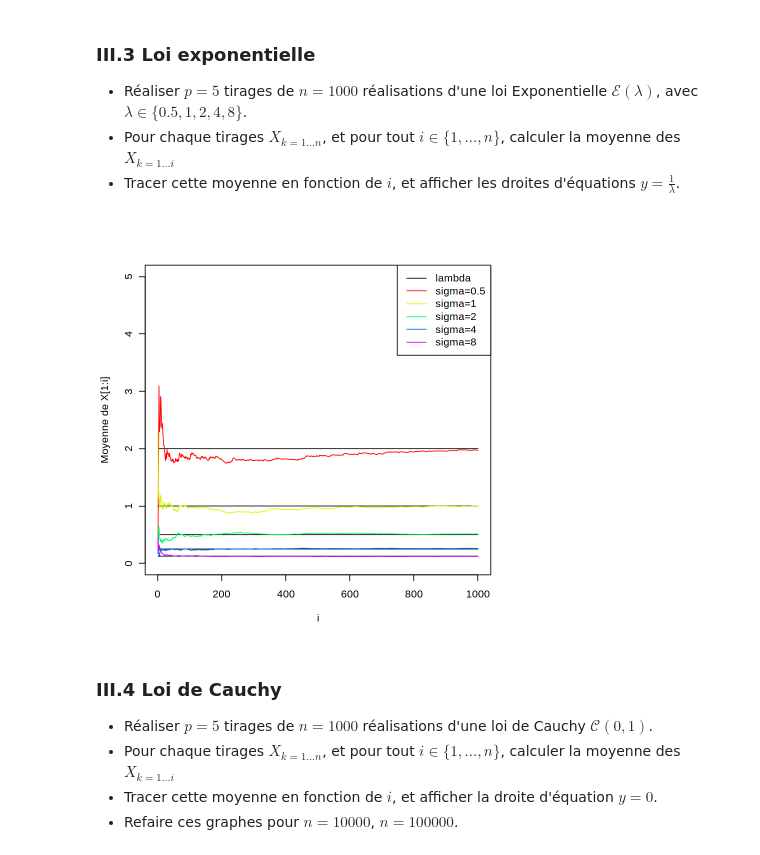
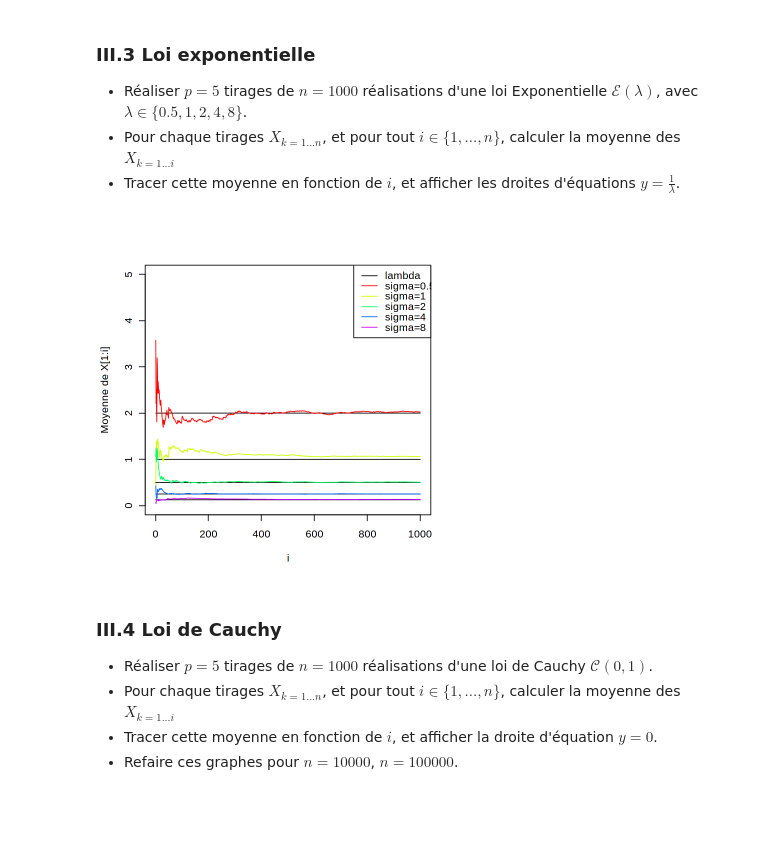
Before and after one commit to yrobink/enseignements, a Jupyter notebook: ENM/IENM1/Stats/TP2_LGN_TCL.ipynb, the cells around one changed output. Drawn from its saved outputs; the diff is of its cells as text; code cells hidden in the pictures; blank space fills up the shorter version.

```diff
--- a/ENM/IENM1/Stats/TP2_LGN_TCL.ipynb
+++ b/ENM/IENM1/Stats/TP2_LGN_TCL.ipynb
@@ -73,6 +76,9 @@ densite_somme_des = function( n_des , n_tirages = 1e6 , n_faces = 6 , size_densi
 # %%
 ####################################
 ## Écrire votre réponse entre ici...
+base::options( repr.plot.width = 6 , repr.plot.height = 6 )
+graphics::par( mfrow = base::c(1,1) )
+
 
 density = densite_somme_des( n_des , n_tirages , n_faces )
 titre = base::paste( "Frequences de la somme de " , n_des , " des \n" , "calculees sur " , n_tirages , " simulations" )
@@ -121,6 +127,9 @@ Par exemple pour la loi uniforme nous avons les quatre fonctions suivantes : `du
 
 X   = matrix( runif( 5 * 1000 , min = 0 , max = 1 ) , nrow = 1000 )
 moy = base::apply( X , 2 , cumsum ) / 1:1000
+
+base::options( repr.plot.width = 6 , repr.plot.height = 6 )
+graphics::par( mfrow = base::c(1,1) )
 
 colors = grDevices::rainbow(5)
 plot( 1:1000 , base::rep( 1 / 2 , 1000 ) , type = "l" , ylim = base::c(0,1) , xlab = "i" , ylab = "Moyenne de X[1:i]" )
@@ -145,6 +154,9 @@ X = NULL
 for( sigma in base::c(0.5,1,2,4,8) )
 	X   = base::cbind( X , rnorm( 1000 , mean = 10 , sd = sigma ) )
 moy = base::apply( X , 2 , cumsum ) / 1:1000
+
+base::options( repr.plot.width = 6 , repr.plot.height = 6 )
+graphics::par( mfrow = base::c(1,1) )
 
 colors = grDevices::rainbow(5)
 plot( 1:1000 , base::rep( 10 , 1000 ) , type = "l" , ylim = base::c(5,15) , xlab = "i" , ylab = "Moyenne de X[1:i]" )
@@ -165,25 +177,28 @@ legend( "topright" , base::c("mu","sigma=0.5","sigma=1","sigma=2","sigma=4","sig
 # %%
 ####################################
 ## Écrire votre réponse entre ici...
 X = NULL
 lambdas = base::c(0.5,1,2,4,8)
 for( lambda in lambdas )
 	X   = base::cbind( X , rexp( 1000 , rate = lambda ) )
 moy = base::apply( X , 2 , cumsum ) / 1:1000
+
+base::options( repr.plot.width = 6 , repr.plot.height = 6 )
+graphics::par( mfrow = base::c(1,1) )
 
 colors = grDevices::rainbow(5)
 plot( 1:1000 , base::rep( 10 , 1000 ) , type = "l" , ylim = base::c(0,5) , xlab = "i" , ylab = "Moyenne de X[1:i]" )
 for( p in 1:5 )
 {
 	lines( 1:1000 , base::rep( 1. / lambdas[p] , 1000 ) , type = "l" , col = "black" )
 	lines( 1:1000 , moy[,p] , col = colors[p] )
 }
 legend( "topright" , base::c("lambda","sigma=0.5","sigma=1","sigma=2","sigma=4","sigma=8") , col = base::c("black",colors) , lty = base::rep(1,6) )
 
 ## ... et la
 ####################################
 # %% [output]
-[figure, old version]
+[figure, new version]
 # %% [markdown]
 ### III.4 Loi de Cauchy
 
```
Also changed, not shown: parts of 12 cells of this notebook.
